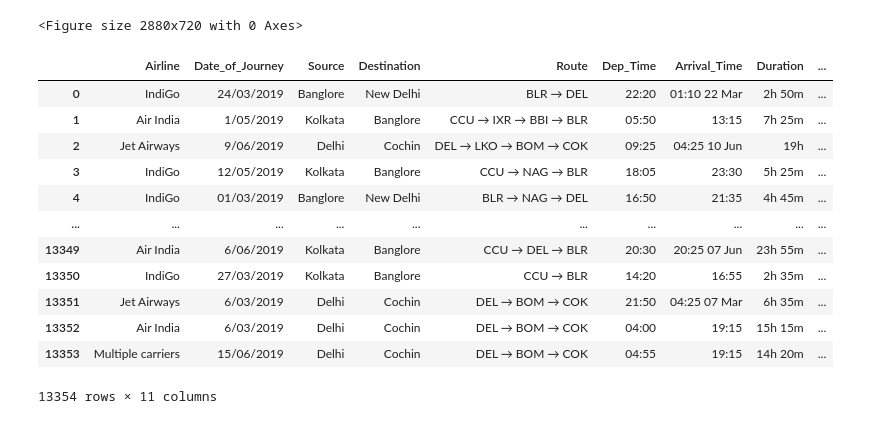
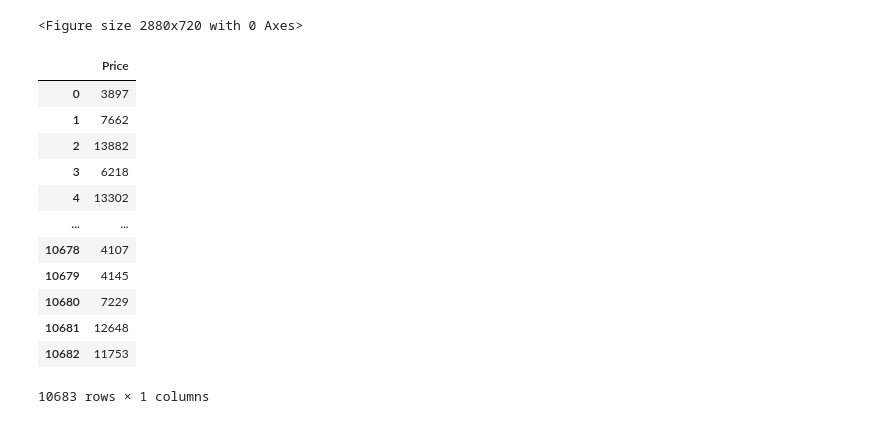
Before and after one commit to AlexeiSah/Predict-The-Flight-Ticket-Price, a Jupyter notebook: test.ipynb, the cells around one changed output. Saved outputs shown, nothing was run; the diff lists cells and outputs as text; code cells hidden in the pictures.

```diff
--- a/test.ipynb
+++ b/test.ipynb
@@ -35,20 +37,20 @@ y_train = df_train['Price'].values
 df = pd.concat((df_train, df_test)).reset_index(drop=True)
-# %%
-df
-# %% [output]
-|  | Airline | Date_of_Journey | Source | Destination | Route | Dep_Time | Arrival_Time | Duration | ... |
-| 0 | IndiGo | 24/03/2019 | Banglore | New Delhi | BLR → DEL | 22:20 | 01:10 22 Mar | 2h 50m | ... |
-| 1 | Air India | 1/05/2019 | Kolkata | Banglore | CCU → IXR → BBI → BLR | 05:50 | 13:15 | 7h 25m | ... |
-| 2 | Jet Airways | 9/06/2019 | Delhi | Cochin | DEL → LKO → BOM → COK | 09:25 | 04:25 10 Jun | 19h | ... |
-| 3 | IndiGo | 12/05/2019 | Kolkata | Banglore | CCU → NAG → BLR | 18:05 | 23:30 | 5h 25m | ... |
-| 4 | IndiGo | 01/03/2019 | Banglore | New Delhi | BLR → NAG → DEL | 16:50 | 21:35 | 4h 45m | ... |
-| ... | ... | ... | ... | ... | ... | ... | ... | ... | ... |
-| 13349 | Air India | 6/06/2019 | Kolkata | Banglore | CCU → DEL → BLR | 20:30 | 20:25 07 Jun | 23h 55m | ... |
-| 13350 | IndiGo | 27/03/2019 | Kolkata | Banglore | CCU → BLR | 14:20 | 16:55 | 2h 35m | ... |
-| 13351 | Jet Airways | 6/03/2019 | Delhi | Cochin | DEL → BOM → COK | 21:50 | 04:25 07 Mar | 6h 35m | ... |
-| 13352 | Air India | 6/03/2019 | Delhi | Cochin | DEL → BOM → COK | 04:00 | 19:15 | 15h 15m | ... |
-| 13353 | Multiple carriers | 15/06/2019 | Delhi | Cochin | DEL → BOM → COK | 04:55 | 19:15 | 14h 20m | ... |
-13354 rows × 11 columns
+# %%
+y
+# %% [output]
+|  | Price |
+| 0 | 3897 |
+| 1 | 7662 |
+| 2 | 13882 |
+| 3 | 6218 |
+| 4 | 13302 |
+| ... | ... |
+| 10678 | 4107 |
+| 10679 | 4145 |
+| 10680 | 7229 |
+| 10681 | 12648 |
+| 10682 | 11753 |
+10683 rows × 1 columns
 # %%
 null_count = df.isna().sum().sort_values(ascending=False)
 
```
Also changed, not shown: parts of 20 cells of this notebook, 8 other files.
